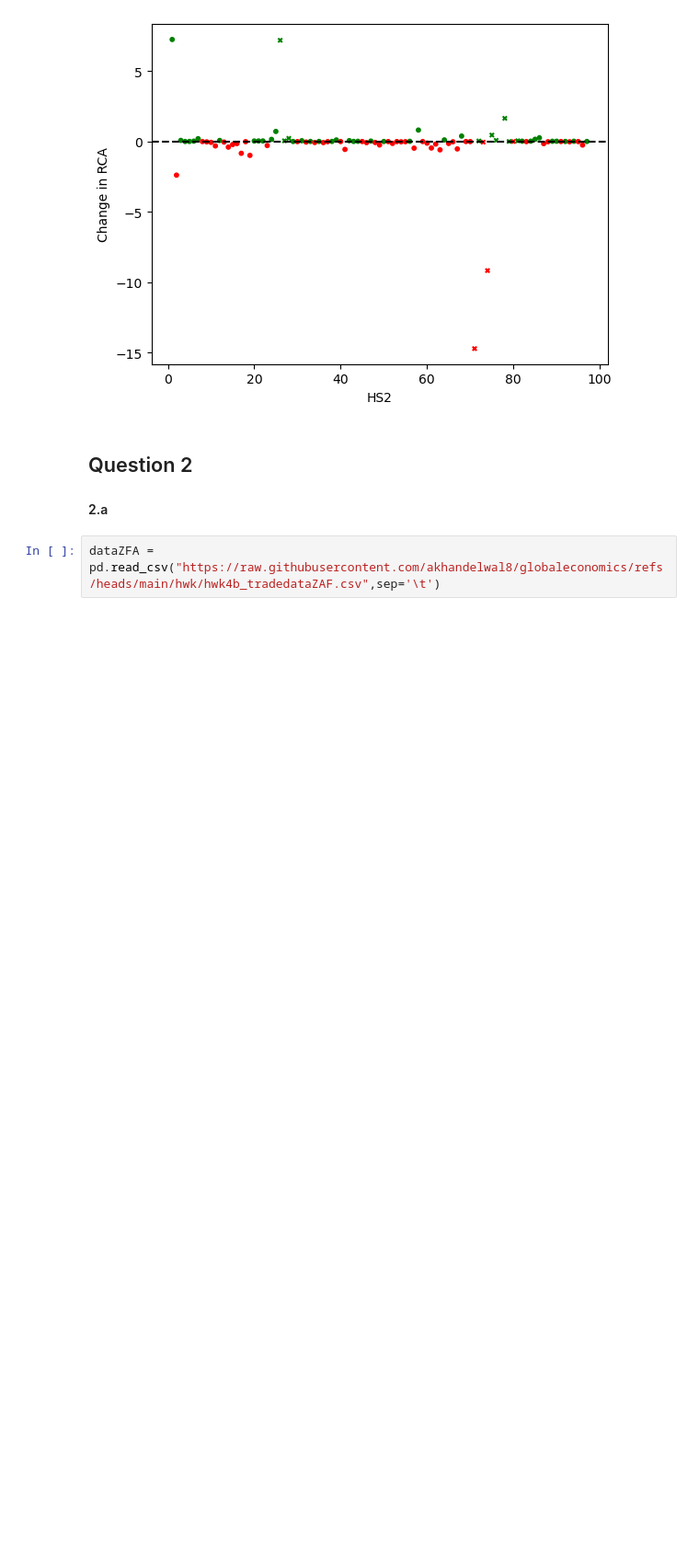
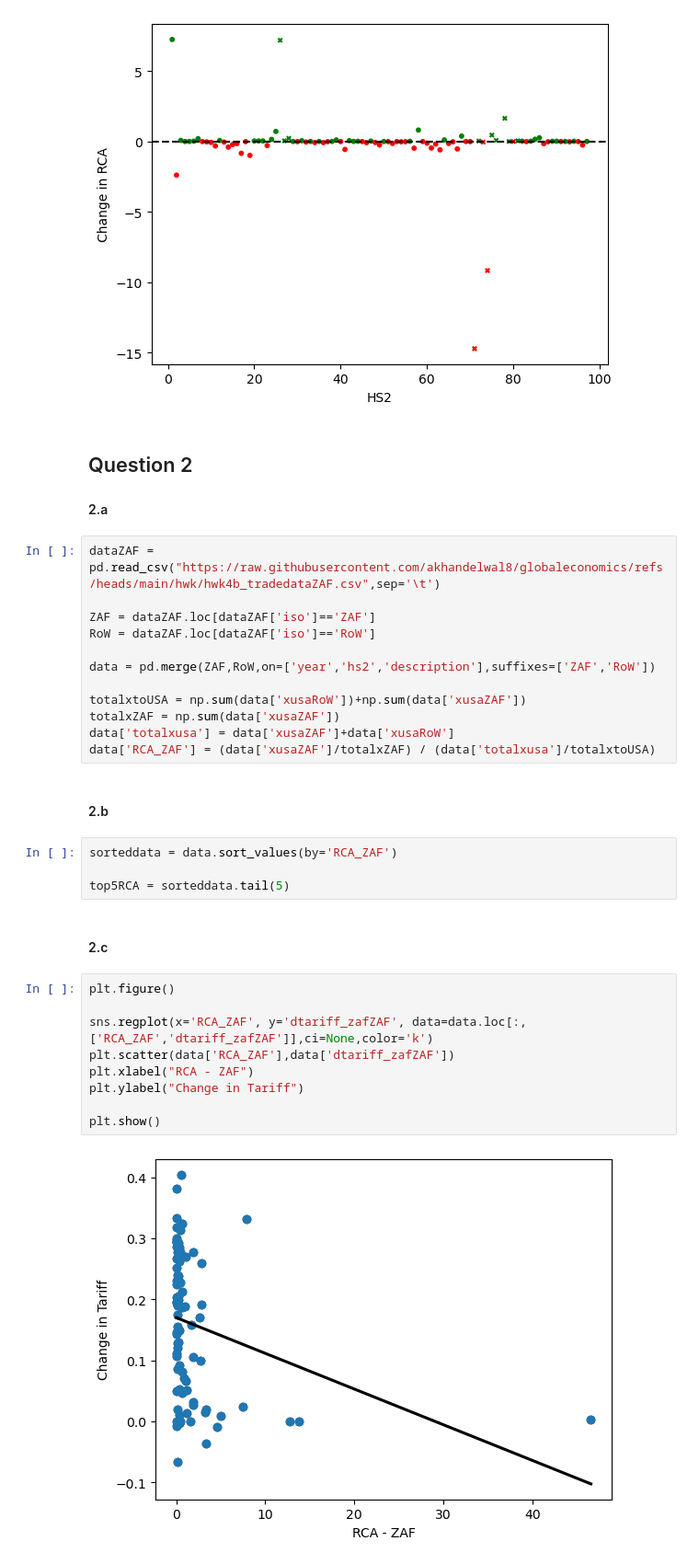
Before and after one commit to Jonas-Nepozitek/economics-for-global-affairs, a Jupyter notebook: problem-sets/ps4/korlacki_ps4.ipynb, the cells around one changed output. Shown at 92% size. Drawn from its saved outputs; the diff is of its cells as text; blank space fills up the shorter version.

```diff
--- a/problem-sets/ps4/korlacki_ps4.ipynb
+++ b/problem-sets/ps4/korlacki_ps4.ipynb
@@ -131,4 +131,33 @@ plt.show()
 
 #### 2.a
 # %%
-dataZFA = pd.read_csv("https://raw.githubusercontent.com/akhandelwal8/globaleconomics/refs/heads/main/hwk/hwk4b_tradedataZAF.csv",sep='\t')
+dataZAF = pd.read_csv("https://raw.githubusercontent.com/akhandelwal8/globaleconomics/refs/heads/main/hwk/hwk4b_tradedataZAF.csv",sep='\t')
+
+ZAF = dataZAF.loc[dataZAF['iso']=='ZAF']
+RoW = dataZAF.loc[dataZAF['iso']=='RoW']
+
+data = pd.merge(ZAF,RoW,on=['year','hs2','description'],suffixes=['ZAF','RoW'])
+
+totalxtoUSA = np.sum(data['xusaRoW'])+np.sum(data['xusaZAF'])
+totalxZAF = np.sum(data['xusaZAF'])
+data['totalxusa'] = data['xusaZAF']+data['xusaRoW']
+data['RCA_ZAF'] = (data['xusaZAF']/totalxZAF) / (data['totalxusa']/totalxtoUSA)
+# %% [markdown]
+#### 2.b
+# %%
+sorteddata = data.sort_values(by='RCA_ZAF')
+
+top5RCA = sorteddata.tail(5)
+# %% [markdown]
+#### 2.c
+# %%
+plt.figure()
+
+sns.regplot(x='RCA_ZAF', y='dtariff_zafZAF', data=data.loc[:,['RCA_ZAF','dtariff_zafZAF']],ci=None,color='k')
+plt.scatter(data['RCA_ZAF'],data['dtariff_zafZAF'])
+plt.xlabel("RCA - ZAF")
+plt.ylabel("Change in Tariff")
+
+plt.show()
+# %% [output]
+[figure, added]
```
